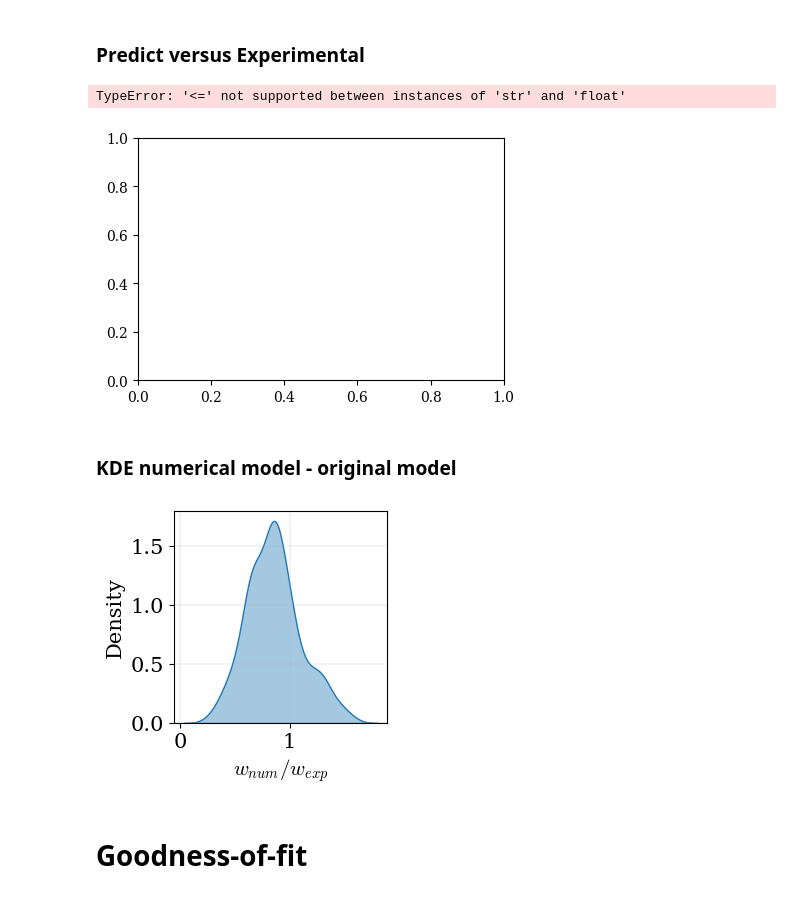
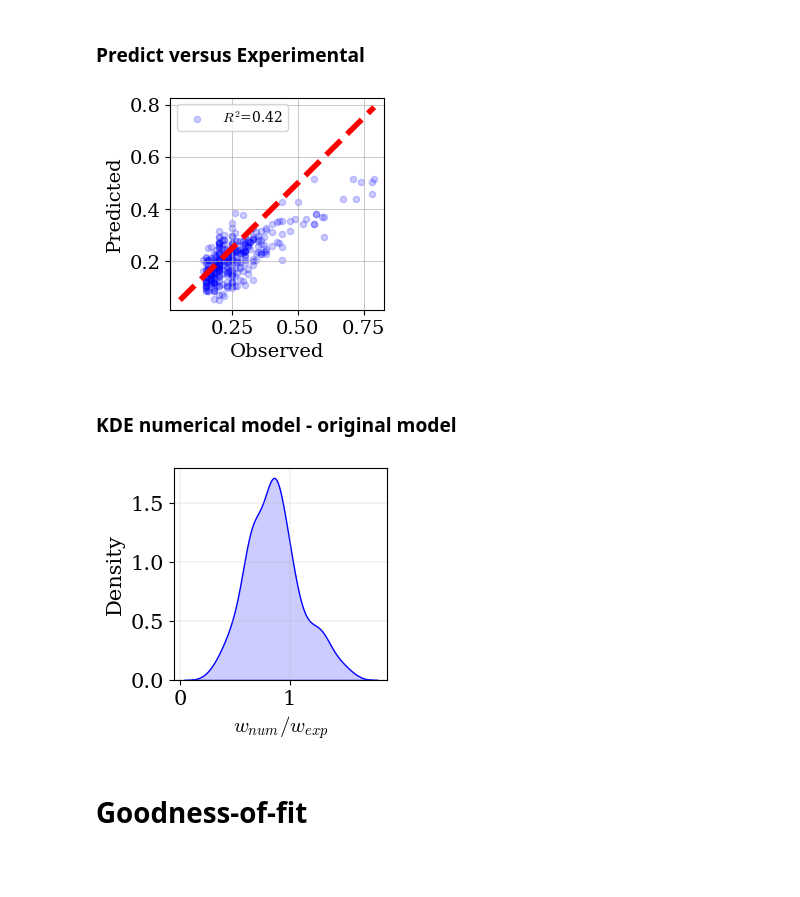
Before and after one commit to wmpjrufg/crack_prediction_symbolic_regression, a Jupyter notebook: statistics_fib-model-2020.ipynb, the cells around one changed output. Saved outputs shown, nothing was run; the diff lists cells and outputs as text; code cells hidden in the pictures; blank space fills up the shorter version.

Commit message:
feat: statistics fib-model-2020

```diff
--- a/statistics_fib-model-2020.ipynb
+++ b/statistics_fib-model-2020.ipynb
@@ -37,49 +58,48 @@ data.head()
 ### Predict versus Experimental
 # %%
 dpi = 600               # Change as you wish
-b_cm = 12                       # Change as you wish
-h_cm = 8                        # Change as you wish
+b_cm = 7                       # Change as you wish
+h_cm = 7                        # Change as you wish
 inches_to_cm = 1 / 2.54
 b_input = b_cm * inches_to_cm
 h_input = h_cm * inches_to_cm
 label_x = 'Observed'            # Change as you wish
 label_y = 'Predicted'           # Change as you wish
 size_label = 14                 # Change as you wish
-color_label = 'blue'            # or hexadecimal. Change as you wish
-size_axis = 10                  # Change as you wish
-color_axis = 'red'              # or hexadecimal. Change as you wish
+color_label = 'black'            # or hexadecimal. Change as you wish
+size_axis = 14                  # Change as you wish
+color_axis = 'black'              # or hexadecimal. Change as you wish
 size_line = 4           # Change as you wish
 style_line = '--'       # Change as you wish
 color_line = 'red'      # or hexadecimal. Change as you wish
-labels_legend = [r'$R^2$=0.98']   # Change as you wish
+labels_legend = [rf'$R^2$={r2_fib_model_2020:.2f}']   # Change as you wish
 size_legend = 10                # Change as you wish
 location_legend = 'upper left'  # Change as you wish - 'best' look up by the best fit
 fig, ax = plt.subplots(figsize=(b_input, h_input))
 lims = [
-            min(data.min()),
-            max(data.max())
+            min(data['output:-w_exp-(mm)'].min(), data['fib-model-code-2020-(mm)'].min()),
+            max(data['output:-w_exp-(mm)'].max(), data['fib-model-code-2020-(mm)'].max())
         ]
 
 # Config axis
 ax.tick_params(axis='both', which='major', labelsize=size_axis, colors=color_axis)
 ax.set_xlabel(label_x, fontsize=size_label, color=color_label)
 ax.set_ylabel(label_y, fontsize=size_label, color=color_label)
 
 # Config grid
 on_or_off = True
 plt.grid(on_or_off, which='both', linestyle='-', linewidth=0.5)
 
 # Plot data y = x and scatter
 ax.plot(lims, lims, linewidth=size_line, linestyle=style_line, color=color_line,)
-ax.scatter(data["output:-w_exp-(mm)"], data["fib-model-code-2020-(mm)"], alpha=alpha_scatter, color=color_scatter, s=size_scatter, label=labels_legend[0])
+ax.scatter(data["output:-w_exp-(mm)"], data["fib-model-code-2020-(mm)"], alpha=0.2, color='blue', s=20, label=labels_legend[0])
 ax.legend(fontsize=size_legend, loc=location_legend)
 
 # Save. Do you need save? Use the cell bellow:
 fig.savefig('z_scatter-line_fib_model_2020.png', dpi=dpi, bbox_inches='tight')
 plt.show()
 # %% [output]
-TypeError: '<=' not supported between instances of 'str' and 'float'
-[figure, old version]
+[figure, new version]
 # %% [markdown]
 ### KDE numerical model - original model
 # %%
@@ -109,12 +129,12 @@ ax.set_xlabel(label_x, fontsize=size_label, color=color_label)
 ax.set_ylabel(label_y, fontsize=size_label, color=color_label)
 on_or_off = True
 plt.grid(on_or_off, which='both', linestyle='-', linewidth=0.2)
-sns.kdeplot(data=data, x='wnum/wexp', fill=True, alpha=0.4, ax=ax, label=labels_legend[0])
+sns.kdeplot(data=data, x='wnum/wexp', fill=True, alpha=0.2, color='blue', ax=ax, label=labels_legend[0])
 # ax.legend(fontsize=size_legend, loc=location_legend)
 fig.savefig(f'z_{name}.png', dpi=dpi, bbox_inches='tight')
 plt.show()
 # %% [output]
-[figure, old version]
+[figure, new version]
 # %% [markdown]
 # Goodness-of-fit
 # %% [markdown]
```
Also changed, not shown: parts of 8 cells of this notebook, 3 other files.
